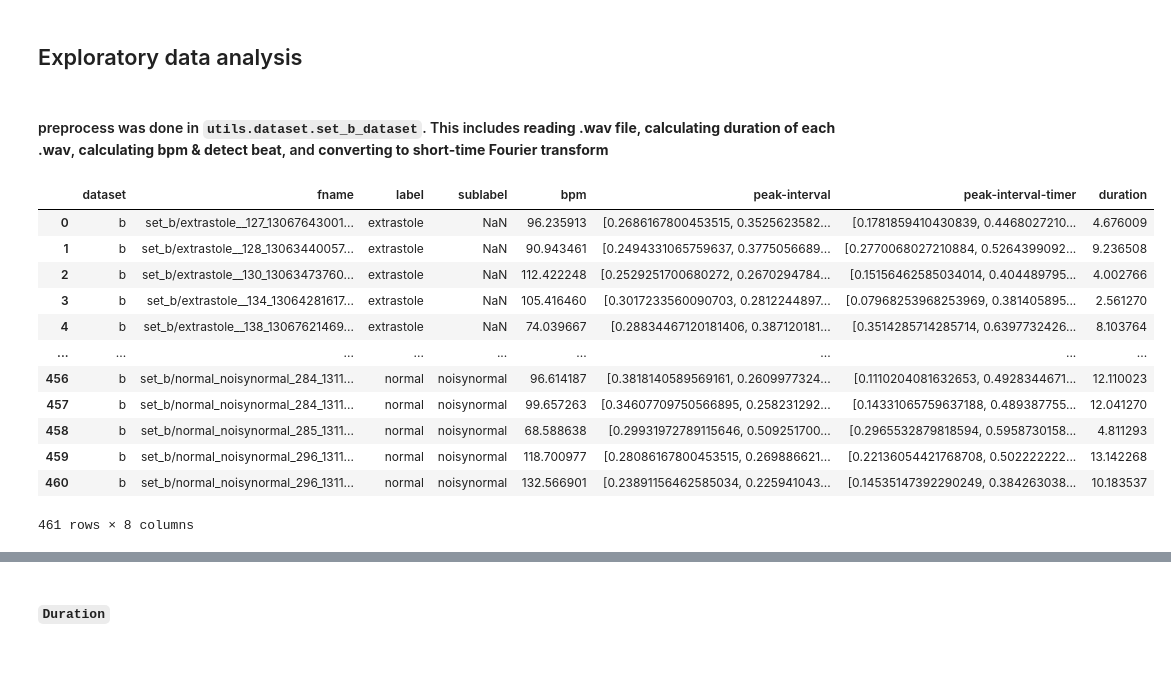
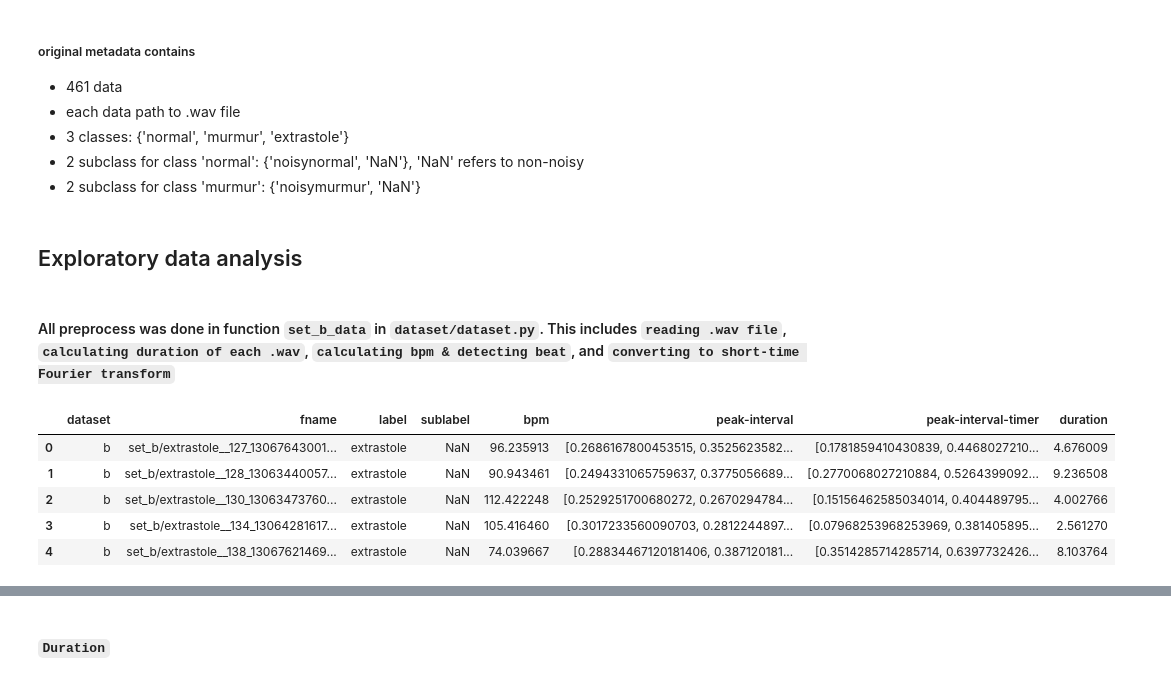
Before and after one commit to NattapolChan/SC1015-PROJECT, a Jupyter notebook: EDA+Preprocess.ipynb, the cells around one changed output, grey strips where cells are left out. Drawn from its saved outputs; the diff is of its cells as text; code cells hidden in the pictures.

````diff
--- a/EDA+Preprocess.ipynb
+++ b/EDA+Preprocess.ipynb
@@ -1,5 +1,6 @@
 # %%
 from utils.dataset import set_b_dataset
+from utils.visualization import show_spectrum
 import pandas as pd
 import matplotlib
 import matplotlib.pyplot as plt
@@ -10,7 +11,11 @@ import scipy
 import librosa.display
 from torch.utils.data import Dataset
 
+# /path/to/project
 PROJECT_DIR = '/Users/nattapolchanpaisit/Documents/GitHub/Algorithm/SC1015-PROJECT/'
-data_a_path = pd.read_csv(f'{PROJECT_DIR}dataset/set_a.csv')
+
+# read metadata from ./dataset/set_b.csv
 data_b_path = pd.read_csv(f'{PROJECT_DIR}dataset/set_b.csv')
-data_a_timing = pd.read_csv(f'{PROJECT_DIR}dataset/set_a_timing.csv')
+
+# calling custom dataclass
+dataset = set_b_dataset(PROJECT_DIR)
@@ -17,20 +38,20 @@ data_a_timing = pd.read_csv(f'{PROJECT_DIR}dataset/set_a_timing.csv')
+# %% [markdown]
+##### original metadata contains
+- 461 data
+- each data path to .wav file
+- 3 classes: {'normal', 'murmur', 'extrastole'}
+- 2 subclass for class 'normal': {'noisynormal', 'NaN'}, 'NaN' refers to non-noisy
+- 2 subclass for class 'murmur': {'noisymurmur', 'NaN'}
 # %% [markdown]
 ## Exploratory data analysis
 # %% [markdown]
-#### preprocess was done in ```utils.dataset.set_b_dataset```. This includes **reading .wav file**, **calculating duration of each .wav**, **calculating bpm & detect beat**, and **converting to short-time Fourier transform**
+#### All preprocess was done in function ```set_b_data``` in ```dataset/dataset.py```. This includes ```reading .wav file```, ```calculating duration of each .wav```, ```calculating bpm & detecting beat```, and ```converting to short-time Fourier transform```
 # %%
-dataset.metadata
+dataset.metadata.head()
 # %% [output]
 |  | dataset | fname | label | sublabel | bpm | peak-interval | peak-interval-timer | duration |
 | 0 | b | set_b/extrastole__127_13067643001... | extrastole | NaN | 96.235913 | [0.2686167800453515, 0.3525623582... | [0.1781859410430839, 0.4468027210... | 4.676009 |
 | 1 | b | set_b/extrastole__128_13063440057... | extrastole | NaN | 90.943461 | [0.2494331065759637, 0.3775056689... | [0.2770068027210884, 0.5264399092... | 9.236508 |
 | 2 | b | set_b/extrastole__130_13063473760... | extrastole | NaN | 112.422248 | [0.2529251700680272, 0.2670294784... | [0.15156462585034014, 0.404489795... | 4.002766 |
 | 3 | b | set_b/extrastole__134_13064281617... | extrastole | NaN | 105.416460 | [0.3017233560090703, 0.2812244897... | [0.07968253968253969, 0.381405895... | 2.561270 |
 | 4 | b | set_b/extrastole__138_13067621469... | extrastole | NaN | 74.039667 | [0.28834467120181406, 0.387120181... | [0.3514285714285714, 0.6397732426... | 8.103764 |
-| ... | ... | ... | ... | ... | ... | ... | ... | ... |
-| 456 | b | set_b/normal_noisynormal_284_1311... | normal | noisynormal | 96.614187 | [0.3818140589569161, 0.2609977324... | [0.1110204081632653, 0.4928344671... | 12.110023 |
-| 457 | b | set_b/normal_noisynormal_284_1311... | normal | noisynormal | 99.657263 | [0.34607709750566895, 0.258231292... | [0.14331065759637188, 0.489387755... | 12.041270 |
-| 458 | b | set_b/normal_noisynormal_285_1311... | normal | noisynormal | 68.588638 | [0.29931972789115646, 0.509251700... | [0.2965532879818594, 0.5958730158... | 4.811293 |
-| 459 | b | set_b/normal_noisynormal_296_1311... | normal | noisynormal | 118.700977 | [0.28086167800453515, 0.269886621... | [0.22136054421768708, 0.502222222... | 13.142268 |
-| 460 | b | set_b/normal_noisynormal_296_1311... | normal | noisynormal | 132.566901 | [0.23891156462585034, 0.225941043... | [0.14535147392290249, 0.384263038... | 10.183537 |
-461 rows × 8 columns
````
Also changed, not shown: parts of 30 cells of this notebook, 4 other files.
